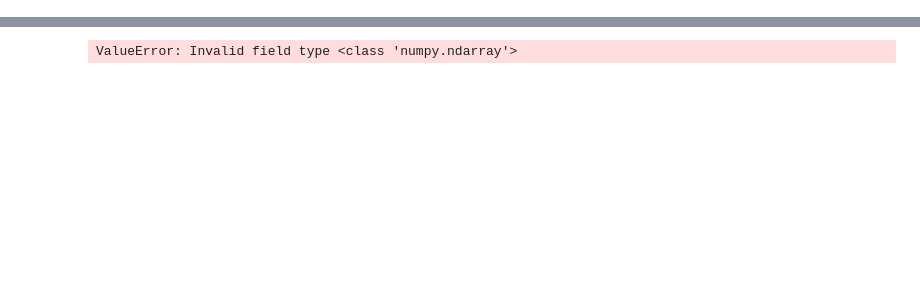
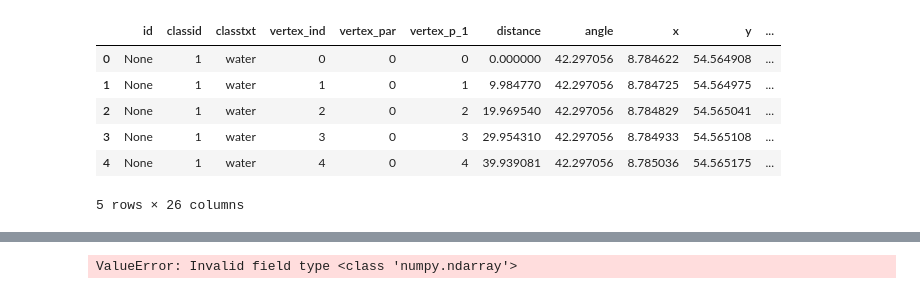
Before and after one commit to nansencenter/salt_marshes_de, a Jupyter notebook: combi.ipynb, the cells around one changed output, grey strips where cells are left out. Cells and saved outputs as stored; diff of their text form; code cells hidden in the pictures; blank space fills up the shorter version.

```diff
--- a/combi.ipynb
+++ b/combi.ipynb
@@ -152,0 +144,48 @@ points2.head()
+# %%
+### open the raster
+coord_list = [(x,y) for x,y in zip(points['geometry'].x , points['geometry'].y)]
+with rio.open('/container_dir1/results/all_bands.tif') as sava:
+    samplevalues = [x for x in sava.sample(coord_list)]
+
+B2 = [i[0] for i in samplevalues]
+B3 = [i[1] for i in samplevalues]
+B4 = [i[2] for i in samplevalues]
+B8 = [i[3] for i in samplevalues]
+B11 = [i[4] for i in samplevalues]
+B12 = [i[5] for i in samplevalues]
+NDWI = [i[6] for i in samplevalues]
+AWEI = [i[7] for i in samplevalues]
+NDVI = [i[8] for i in samplevalues]
+SAVI = [i[9] for i in samplevalues]
+MSAVI = [i[10] for i in samplevalues]
+NDMI = [i[11] for i in samplevalues]
+EVI = [i[12] for i in samplevalues]
+S0_VH = [i[13] for i in samplevalues]
+S0_VV = [i[14] for i in samplevalues]
+
+points['B2']=B2
+points['B3']=B3
+points['B4']=B4
+points['B8']=B8
+points['B11']=B11
+points['B12']=B12
+points['NDWI']=NDWI
+points['AWEI']=AWEI
+points['NDVI']=NDVI
+points['SAVI']=SAVI
+points['MSAVI']=MSAVI
+points['NDMI']=NDMI
+points['EVI']=EVI
+points['S0_VH']=NDMI
+points['S0_VV']=EVI
+
+points.columns
+points.head()
+# %% [output]
+|  | id | classid | classtxt | vertex_ind | vertex_par | vertex_p_1 | distance | angle | x | y | ... |
+| 0 | None | 1 | water | 0 | 0 | 0 | 0.000000 | 42.297056 | 8.784622 | 54.564908 | ... |
+| 1 | None | 1 | water | 1 | 0 | 1 | 9.984770 | 42.297056 | 8.784725 | 54.564975 | ... |
+| 2 | None | 1 | water | 2 | 0 | 2 | 19.969540 | 42.297056 | 8.784829 | 54.565041 | ... |
+| 3 | None | 1 | water | 3 | 0 | 3 | 29.954310 | 42.297056 | 8.784933 | 54.565108 | ... |
+| 4 | None | 1 | water | 4 | 0 | 4 | 39.939081 | 42.297056 | 8.785036 | 54.565175 | ... |
+5 rows × 26 columns
```
Also changed, not shown: parts of 41 cells of this notebook, 3 other files.
